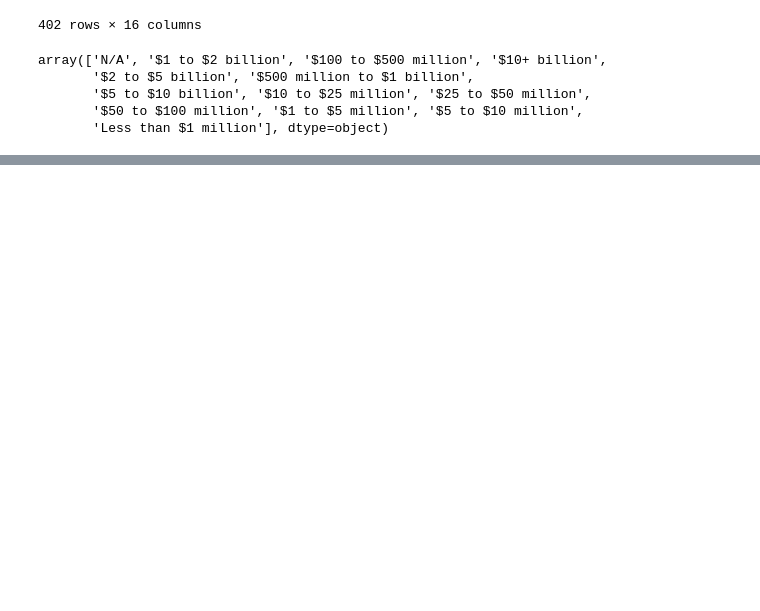
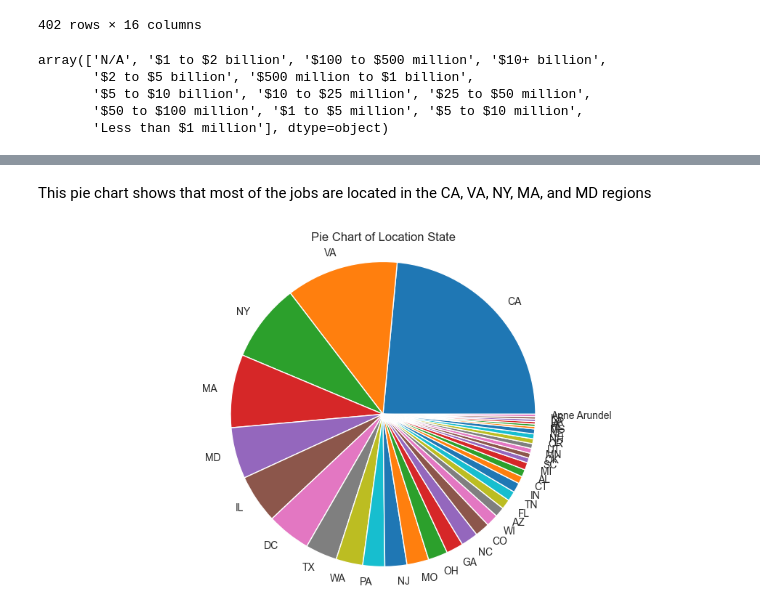
Before and after one commit to KishanYern/Data-Science-Project, a Jupyter notebook: computer_jobs.ipynb, the cells around one changed output, grey strips where cells are left out. Drawn from its saved outputs; the diff is of its cells as text; code cells hidden in the pictures; blank space fills up the shorter version.

```diff
--- a/computer_jobs.ipynb
+++ b/computer_jobs.ipynb
@@ -220,0 +260,10 @@ array(['Nonprofit Organization', 'Company - Public',
+# %% [markdown]
+This pie chart shows that most of the jobs are located in the CA, VA, NY, MA, and MD regions
+# %%
+plt.pie(df['Location_State'].value_counts(), labels=df['Location_State'].value_counts().index)
+plt.title('Pie Chart of Location State')
+plt.axis('equal')
+
+plt.show() #pie chart of location state
+# %% [output]
+[figure, added]
```
Also changed, not shown: parts of 14 cells of this notebook.
